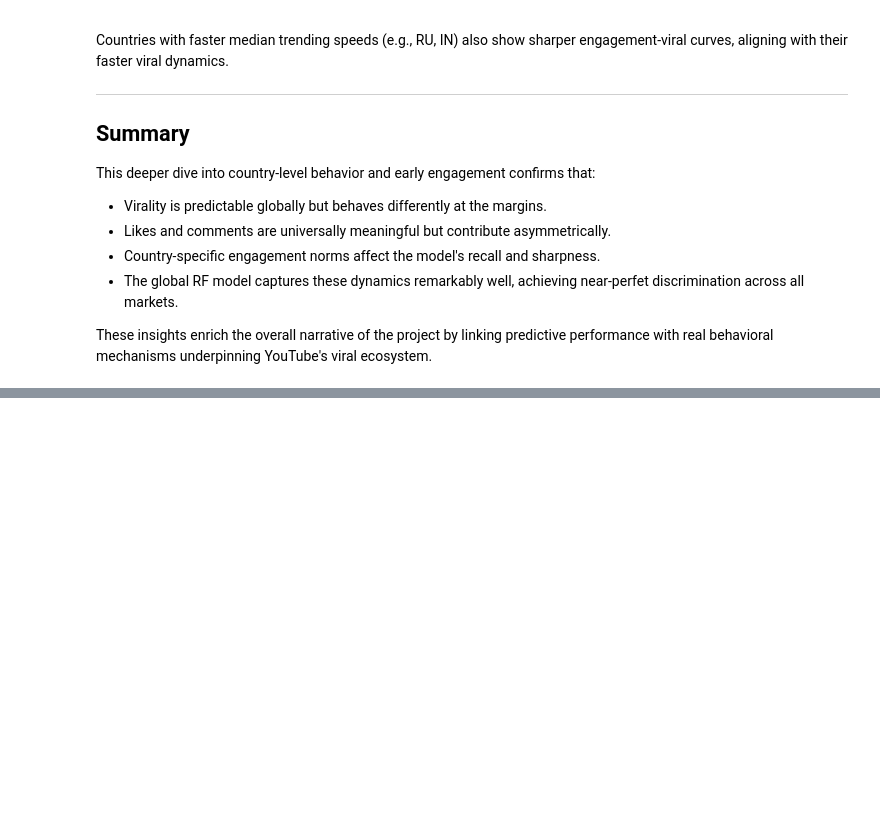
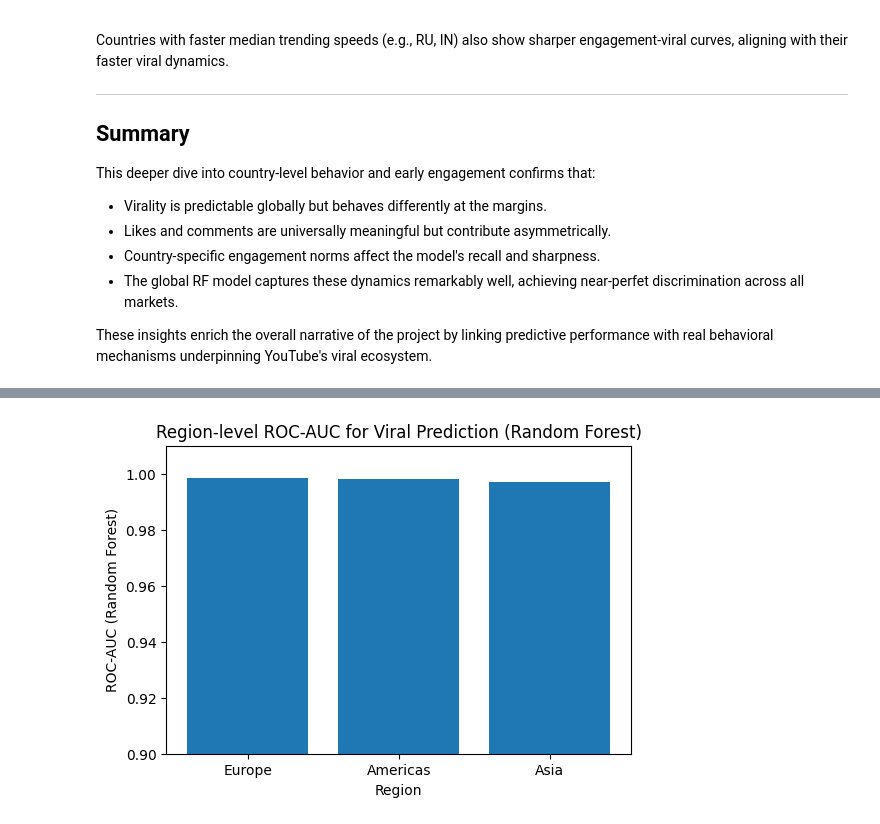
Before and after one commit to nancy1404/youtube-trending-analysis, a Jupyter notebook: notebooks/Gloabl_Notebook.ipynb, the cells around one changed output, grey strips where cells are left out. Drawn from its saved outputs; the diff is of its cells as text; code cells hidden in the pictures; blank space fills up the shorter version.

Commit message:
Region-level Modeling1

```diff
--- a/notebooks/Gloabl_Notebook.ipynb
+++ b/notebooks/Gloabl_Notebook.ipynb
@@ -935,0 +999,11 @@ eng_sample["region"] = eng_sample["country"].map(region_map)
+# %%
+# Bar chart of ROC-AUC by region
+plt.figure(figsize=(6,4))
+plt.bar(region_metrics_df["region"], region_metrics_df["roc_auc"])
+plt.ylim(0.9, 1.01)
+plt.ylabel("ROC-AUC (Random Forest)")
+plt.xlabel("Region")
+plt.title("Region-level ROC-AUC for Viral Prediction (Random Forest)")
+plt.show()
+# %% [output]
+[figure, added]
```
Also changed, not shown: parts of 2 cells of this notebook.
